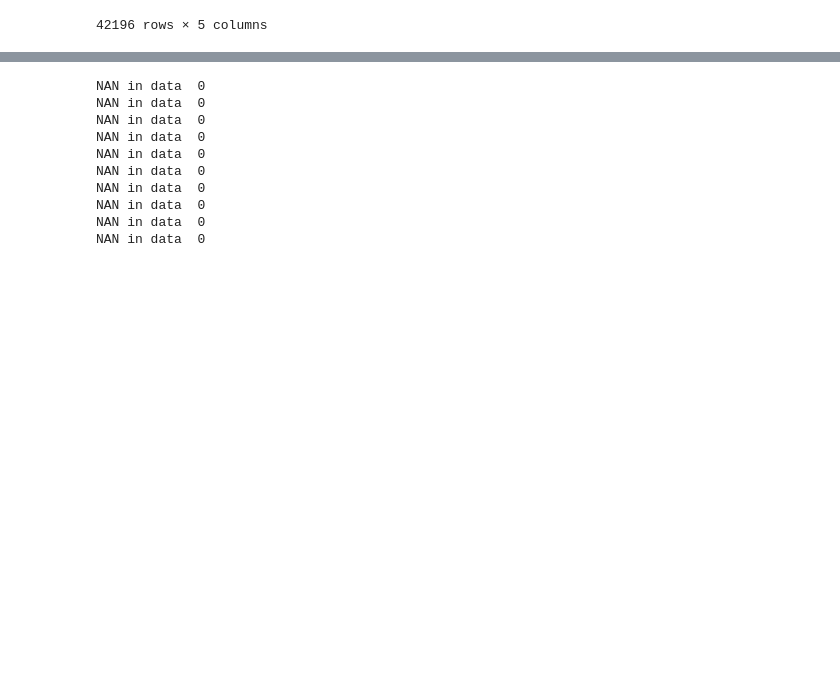
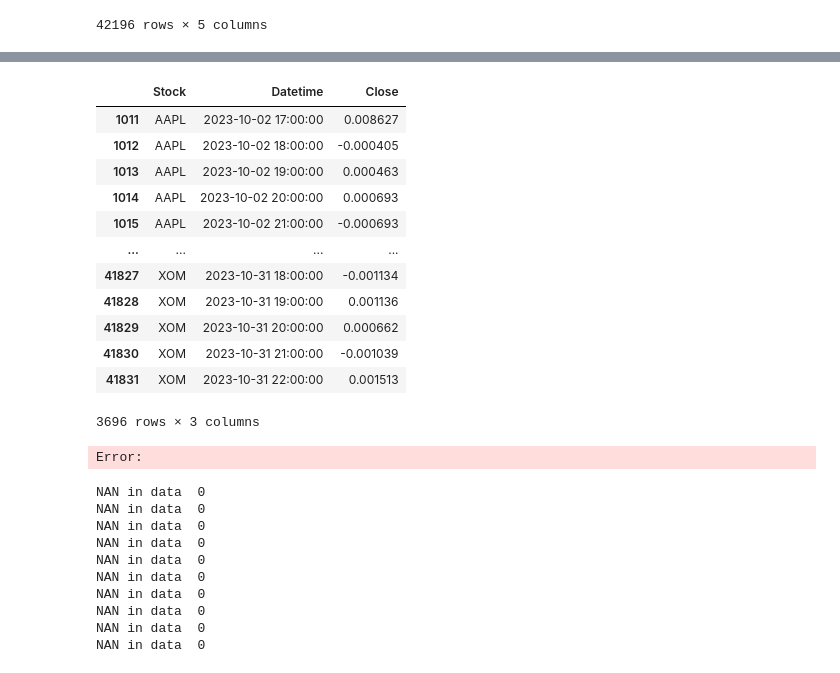
Before and after one commit to petrsokerin/Stock_Embedding, a Jupyter notebook: notebooks/TS2Vec_baseline.ipynb, the cells around one changed output, grey strips where cells are left out. Drawn from its saved outputs; the diff is of its cells as text; code cells hidden in the pictures; blank space fills up the shorter version.

```diff
--- a/notebooks/TS2Vec_baseline.ipynb
+++ b/notebooks/TS2Vec_baseline.ipynb
@@ -137,6 +138,23 @@ y_train = y[(y['Datetime'].dt.date >= pd.Timestamp(train_start).date()) &
 
 y_test = y[(y['Datetime'].dt.date >= pd.Timestamp(test_start).date()) &
              (y['Datetime'].dt.date < pd.Timestamp(test_end).date())]
+# %%
+y_train
+# %% [output]
+|  | Stock | Datetime | Close |
+| 1011 | AAPL | 2023-10-02 17:00:00 | 0.008627 |
+| 1012 | AAPL | 2023-10-02 18:00:00 | -0.000405 |
+| 1013 | AAPL | 2023-10-02 19:00:00 | 0.000463 |
+| 1014 | AAPL | 2023-10-02 20:00:00 | 0.000693 |
+| 1015 | AAPL | 2023-10-02 21:00:00 | -0.000693 |
+| ... | ... | ... | ... |
+| 41827 | XOM | 2023-10-31 18:00:00 | -0.001134 |
+| 41828 | XOM | 2023-10-31 19:00:00 | 0.001136 |
+| 41829 | XOM | 2023-10-31 20:00:00 | 0.000662 |
+| 41830 | XOM | 2023-10-31 21:00:00 | -0.001039 |
+| 41831 | XOM | 2023-10-31 22:00:00 | 0.001513 |
+3696 rows × 3 columns
+Error:
 # %%
 train_data = preprocess_split(
     df,
```
Also changed, not shown: parts of 4 cells of this notebook, 2 other files.
